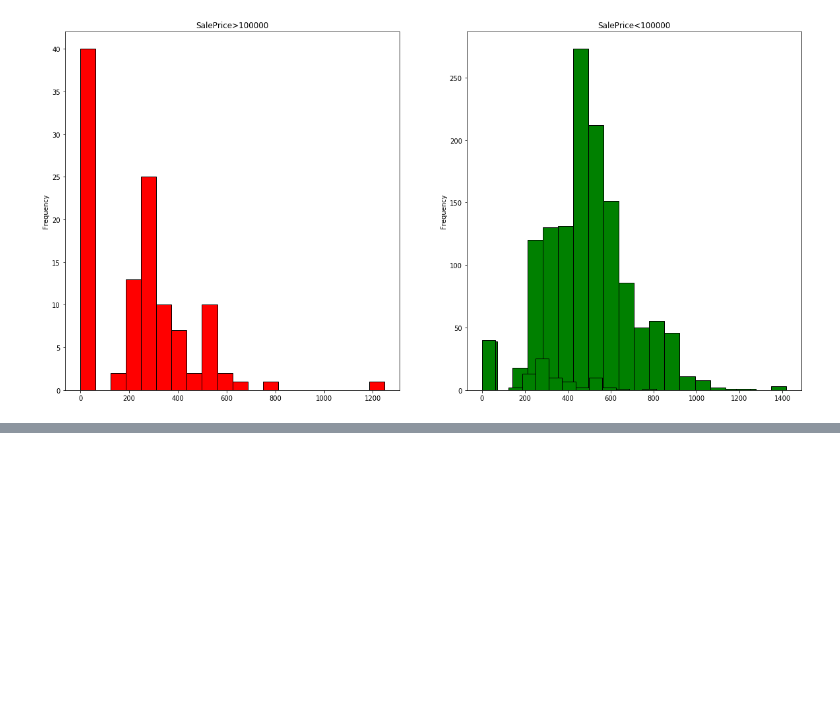
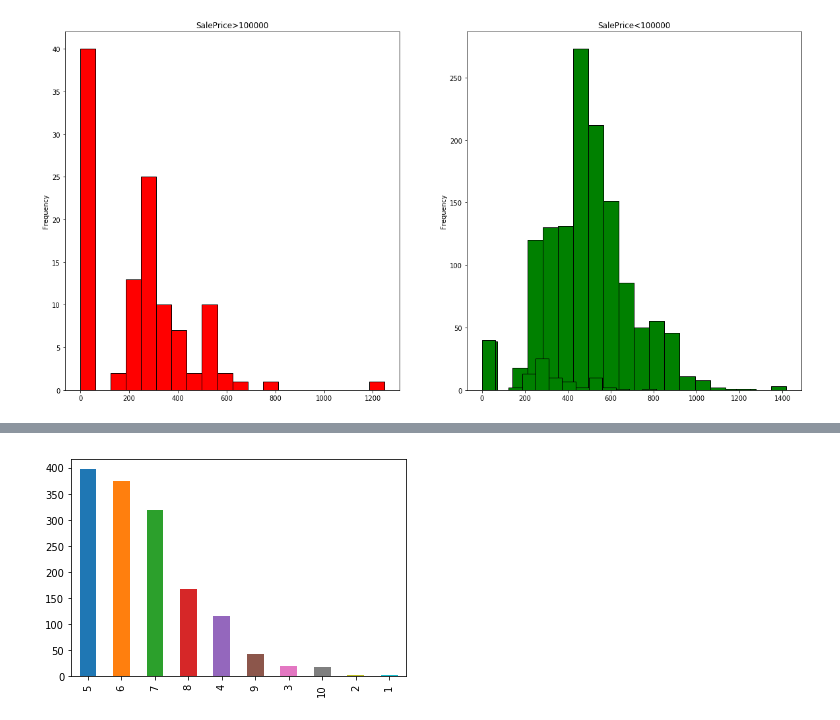
Before and after one commit to amitkabra59/Housing-Prices, a Jupyter notebook: house_pricing.ipynb, the cells around one changed output, grey strips where cells are left out. Drawn from its saved outputs; the diff is of its cells as text; code cells hidden in the pictures; blank space fills up the shorter version.

```diff
--- a/house_pricing.ipynb
+++ b/house_pricing.ipynb
@@ -212,0 +220,4 @@ plt.show()
+# %%
+train['OverallQual'].value_counts().plot(kind="bar");
+# %% [output]
+[figure, added]
```
Also changed, not shown: parts of 27 cells of this notebook.
